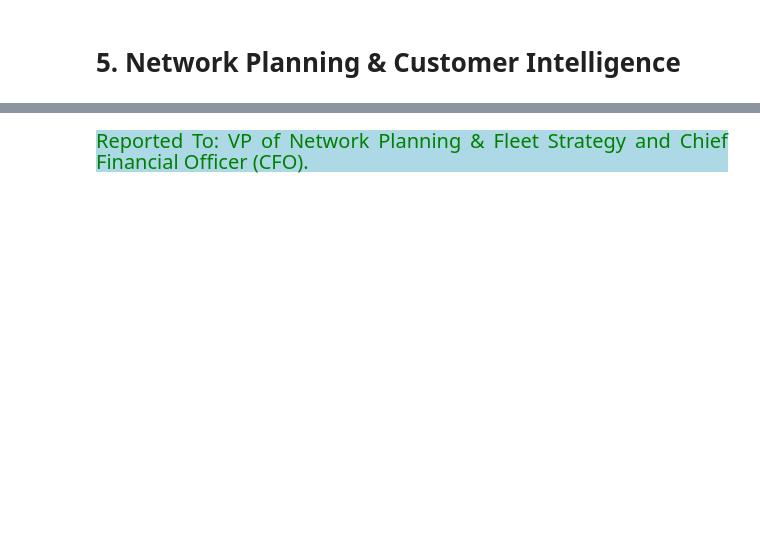
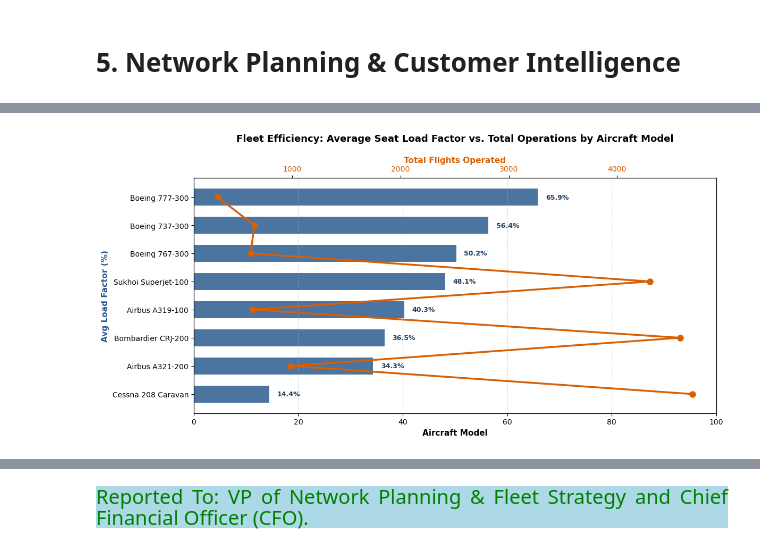
Before and after one commit to Kartika-Nidhi/Airlines_Operation_Analysis_SQL, a Jupyter notebook: AirlinesAnalysisSQl.ipynb, the cells around one changed output, grey strips where cells are left out. Cells and saved outputs as stored; diff of their text form; code cells hidden in the pictures; blank space fills up the shorter version.

```diff
--- a/AirlinesAnalysisSQl.ipynb
+++ b/AirlinesAnalysisSQl.ipynb
@@ -695,0 +748,34 @@ Description: Measures supply-versus-demand balance by matching physical seating
+# %%
+df_sorted = load_factor_df.sort_values(by='avg_load_factor_pct', ascending=True)
+
+fig, ax1 = plt.subplots(figsize=(12, 6))
+
+# Primary Axis: Average Load Factor Percentage (Bars)
+color = '#2b5c8f'
+ax1.set_xlabel('Aircraft Model', fontsize=11, fontweight='bold')
+ax1.set_ylabel('Avg Load Factor (%)', color=color, fontsize=11, fontweight='bold')
+bars = ax1.barh(df_sorted['aircraft_model'], df_sorted['avg_load_factor_pct'], color=color, alpha=0.85, height=0.6)
+ax1.tick_params(axis='y', labelcolor='black', labelsize=10)
+ax1.set_xlim(0, 100)
+ax1.grid(axis='x', linestyle='--', alpha=0.5)
+
+# Add percentage values inside/next to bars
+for bar in bars:
+    width = bar.get_width()
+    ax1.text(width + 1.5, bar.get_y() + bar.get_height()/2, f'{width:.1f}%',
+             va='center', ha='left', fontsize=9, fontweight='bold', color='#1f3f5f')
+
+
+ax2 = ax1.twiny()
+color = '#d95f02'
+ax2.set_xlabel('Total Flights Operated', color=color, fontsize=11, fontweight='bold')
+line = ax2.plot(df_sorted['total_flights_operated'], df_sorted['aircraft_model'], color=color, marker='o', linewidth=2.5, markersize=8)
+ax2.tick_params(axis='x', labelcolor=color)
+ax2.grid(False)
+
+
+plt.title('Fleet Efficiency: Average Seat Load Factor vs. Total Operations by Aircraft Model', fontsize=13, fontweight='bold', pad=20)
+plt.tight_layout()
+plt.show()
+# %% [output]
+[figure, added]
```
Also changed, not shown: parts of 3 cells of this notebook.
